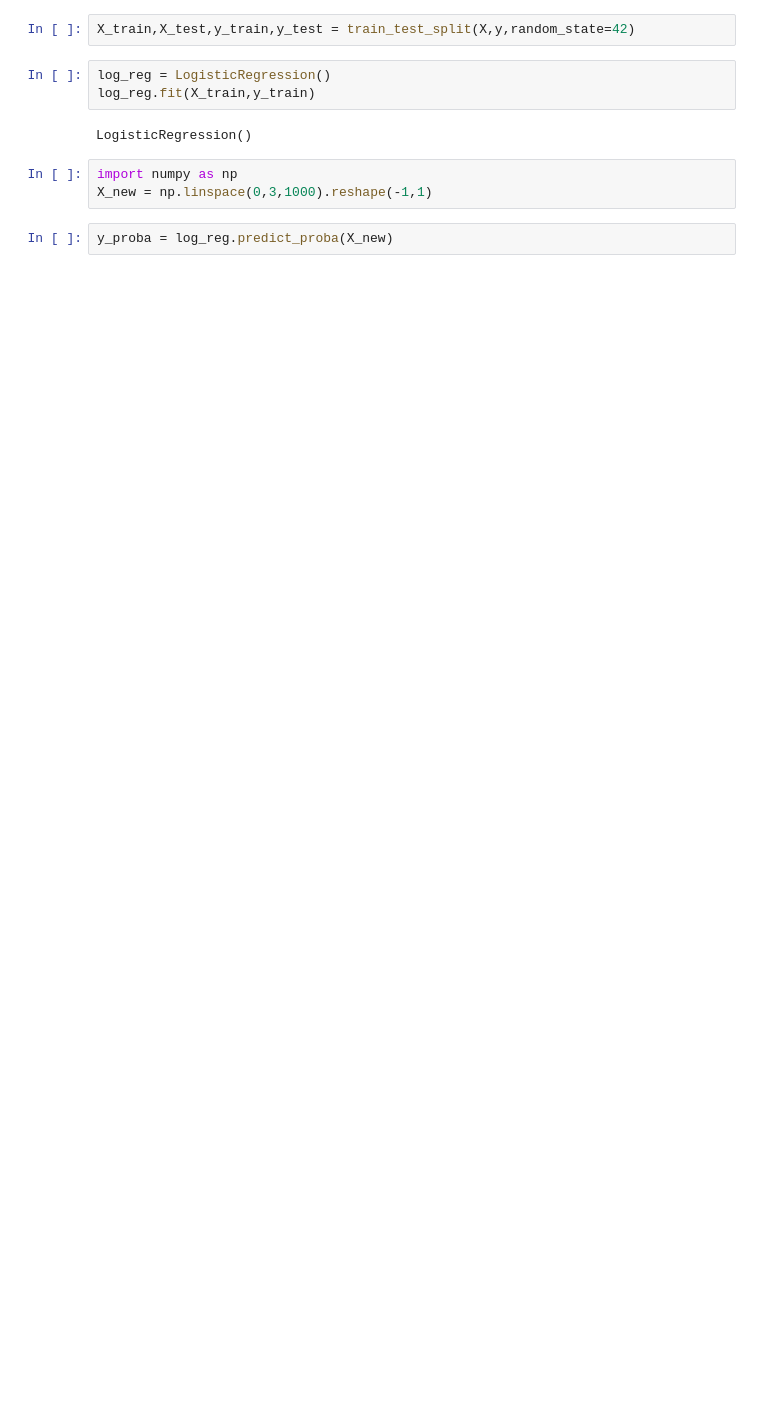
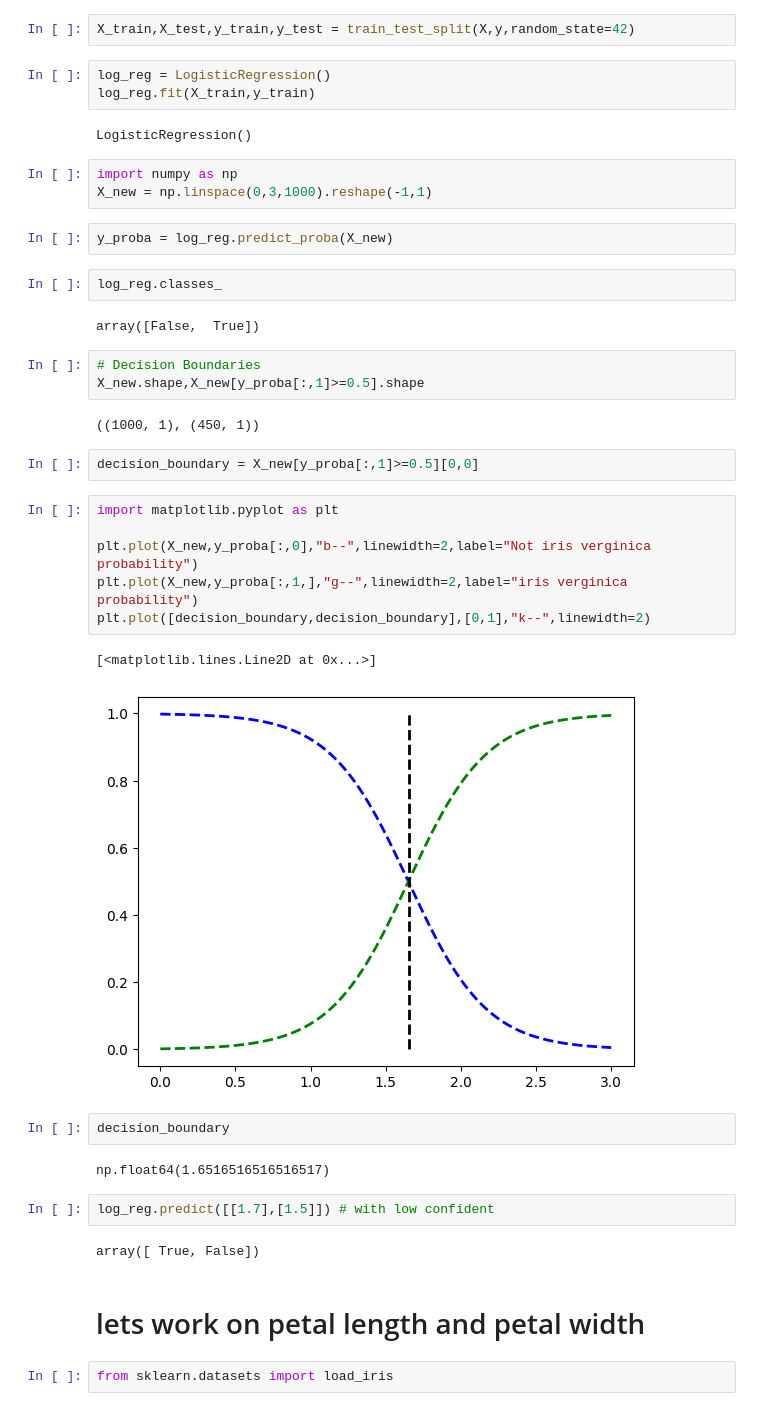
Before and after one commit to 19mddill/Machine_Learning_Projects, a Jupyter notebook: linear_model_training_principles.ipynb, the cells around one changed output. Drawn from its saved outputs; the diff is of its cells as text; blank space fills up the shorter version.

```diff
--- a/linear_model_training_principles.ipynb
+++ b/linear_model_training_principles.ipynb
@@ -1069,3 +1089,35 @@ import numpy as np
 X_new = np.linspace(0,3,1000).reshape(-1,1)
 # %%
 y_proba = log_reg.predict_proba(X_new)
+# %%
+log_reg.classes_
+# %% [output]
+array([False,  True])
+# %%
+# Decision Boundaries
+X_new.shape,X_new[y_proba[:,1]>=0.5].shape
+# %% [output]
+((1000, 1), (450, 1))
+# %%
+decision_boundary = X_new[y_proba[:,1]>=0.5][0,0]
+# %%
+import matplotlib.pyplot as plt
+
+plt.plot(X_new,y_proba[:,0],"b--",linewidth=2,label="Not iris verginica probability")
+plt.plot(X_new,y_proba[:,1,],"g--",linewidth=2,label="iris verginica probability")
+plt.plot([decision_boundary,decision_boundary],[0,1],"k--",linewidth=2)
+# %% [output]
+[<matplotlib.lines.Line2D at 0x...>]
+[figure, added]
+# %%
+decision_boundary
+# %% [output]
+np.float64(1.6516516516516517)
+# %%
+log_reg.predict([[1.7],[1.5]]) # with low confident
+# %% [output]
+array([ True, False])
+# %% [markdown]
+# lets work on petal length and petal width
+# %%
+from sklearn.datasets import load_iris
```
Also changed, not shown: parts of 27 cells of this notebook.
